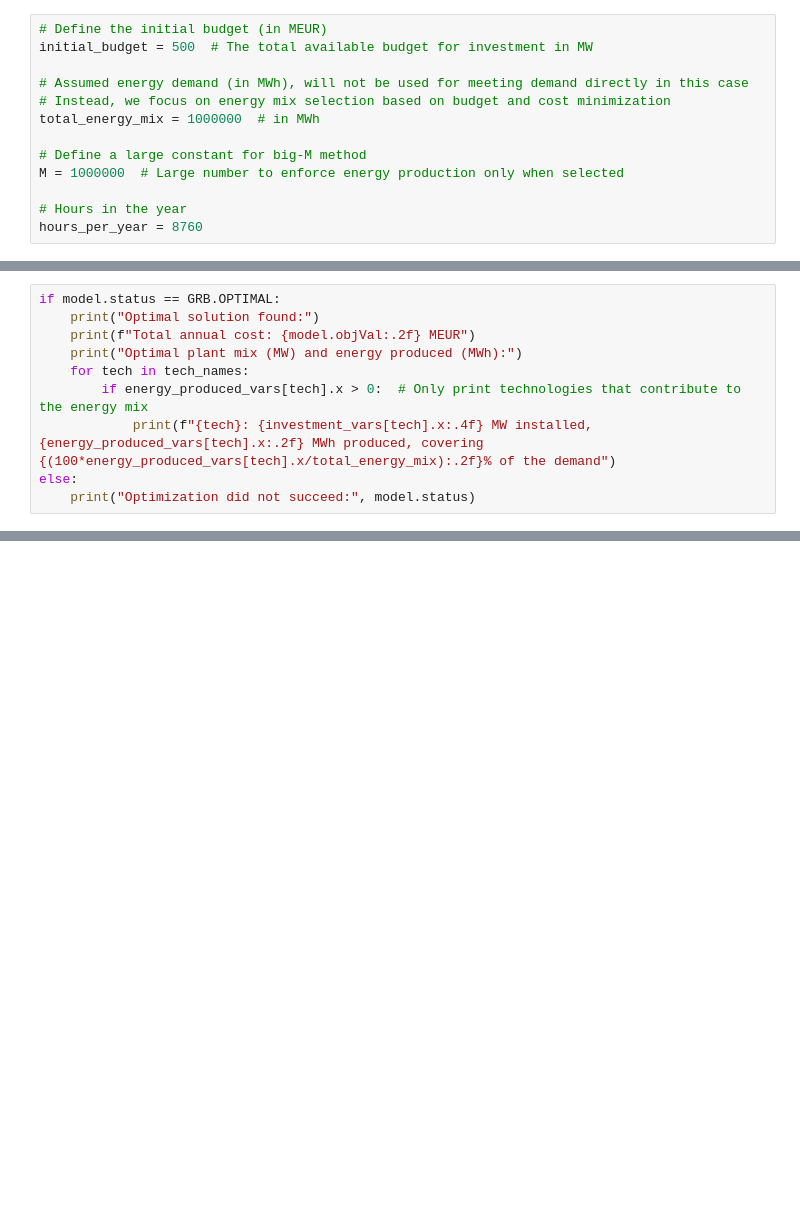
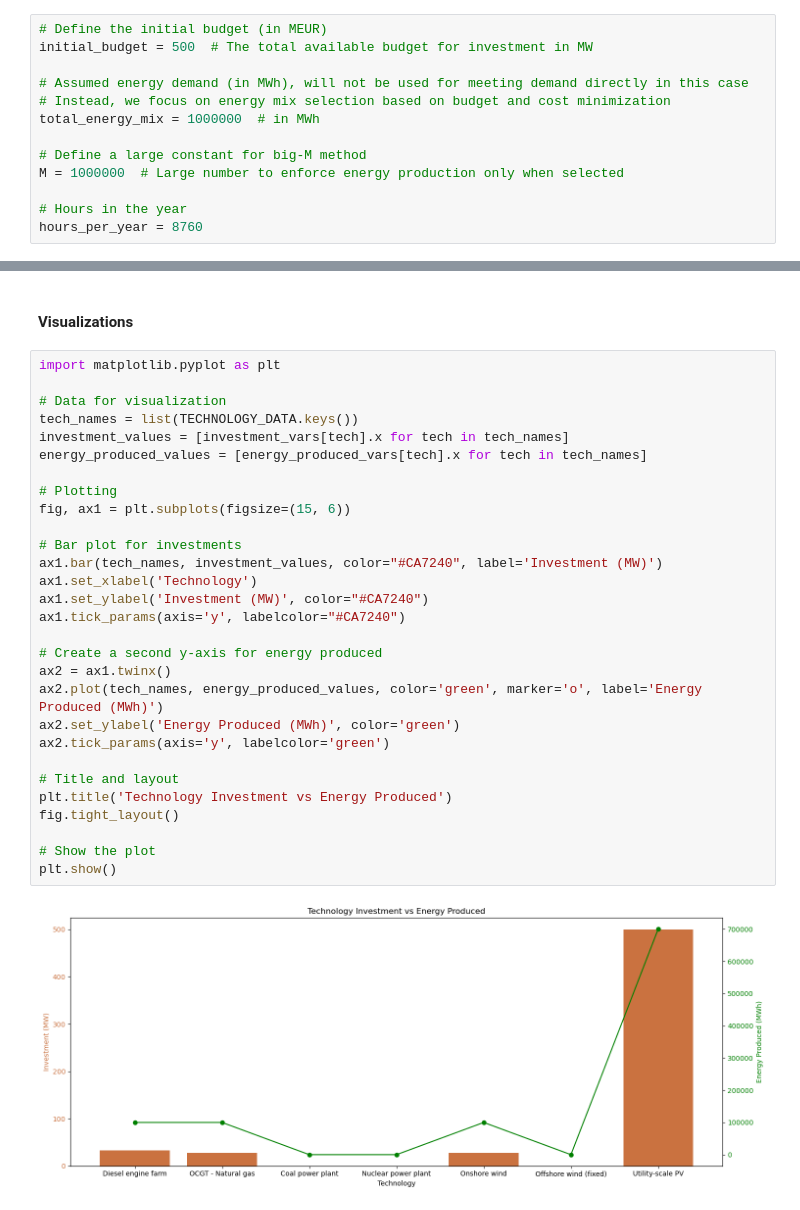
Before and after one commit to jnasw/46750_Assignment2, a Jupyter notebook: model_1.ipynb, the cells around one changed output, grey strips where cells are left out. Saved outputs shown, nothing was run; the diff lists cells and outputs as text; blank space fills up the shorter version.

Commit message:
model 1 restructuring; deleted module1.py; dual analysis for module 1 and 2

```diff
--- a/model_1.ipynb
+++ b/model_1.ipynb
@@ -138,10 +82,0 @@ Best objective 8.997711199147e+00, best bound 8.997711199147e+00, gap 0.0000%
-# %%
-if model.status == GRB.OPTIMAL:
-    print("Optimal solution found:")
-    print(f"Total annual cost: {model.objVal:.2f} MEUR")
-    print("Optimal plant mix (MW) and energy produced (MWh):")
-    for tech in tech_names:
-        if energy_produced_vars[tech].x > 0:  # Only print technologies that contribute to the energy mix
-            print(f"{tech}: {investment_vars[tech].x:.4f} MW installed, {energy_produced_vars[tech].x:.2f} MWh produced, covering {(100*energy_produced_vars[tech].x/total_energy_mix):.2f}% of the demand")
-else:
-    print("Optimization did not succeed:", model.status)
@@ -196,2 +213,35 @@ Gas turbine (simple cycle)
   Share of demand:    70.00%
 -------------------------------------------------------------
+# %% [markdown]
+#### Visualizations
+# %%
+import matplotlib.pyplot as plt
+
+# Data for visualization
+tech_names = list(TECHNOLOGY_DATA.keys())
+investment_values = [investment_vars[tech].x for tech in tech_names]
+energy_produced_values = [energy_produced_vars[tech].x for tech in tech_names]
+
+# Plotting
+fig, ax1 = plt.subplots(figsize=(15, 6))
+
+# Bar plot for investments
+ax1.bar(tech_names, investment_values, color="#CA7240", label='Investment (MW)')
+ax1.set_xlabel('Technology')
+ax1.set_ylabel('Investment (MW)', color="#CA7240")
+ax1.tick_params(axis='y', labelcolor="#CA7240")
+
+# Create a second y-axis for energy produced
+ax2 = ax1.twinx()
+ax2.plot(tech_names, energy_produced_values, color='green', marker='o', label='Energy Produced (MWh)')
+ax2.set_ylabel('Energy Produced (MWh)', color='green')
+ax2.tick_params(axis='y', labelcolor='green')
+
+# Title and layout
+plt.title('Technology Investment vs Energy Produced')
+fig.tight_layout()
+
+# Show the plot
+plt.show()
+# %% [output]
+[figure, added]
```
Also changed, not shown: parts of 20 cells of this notebook, 2 other files.
